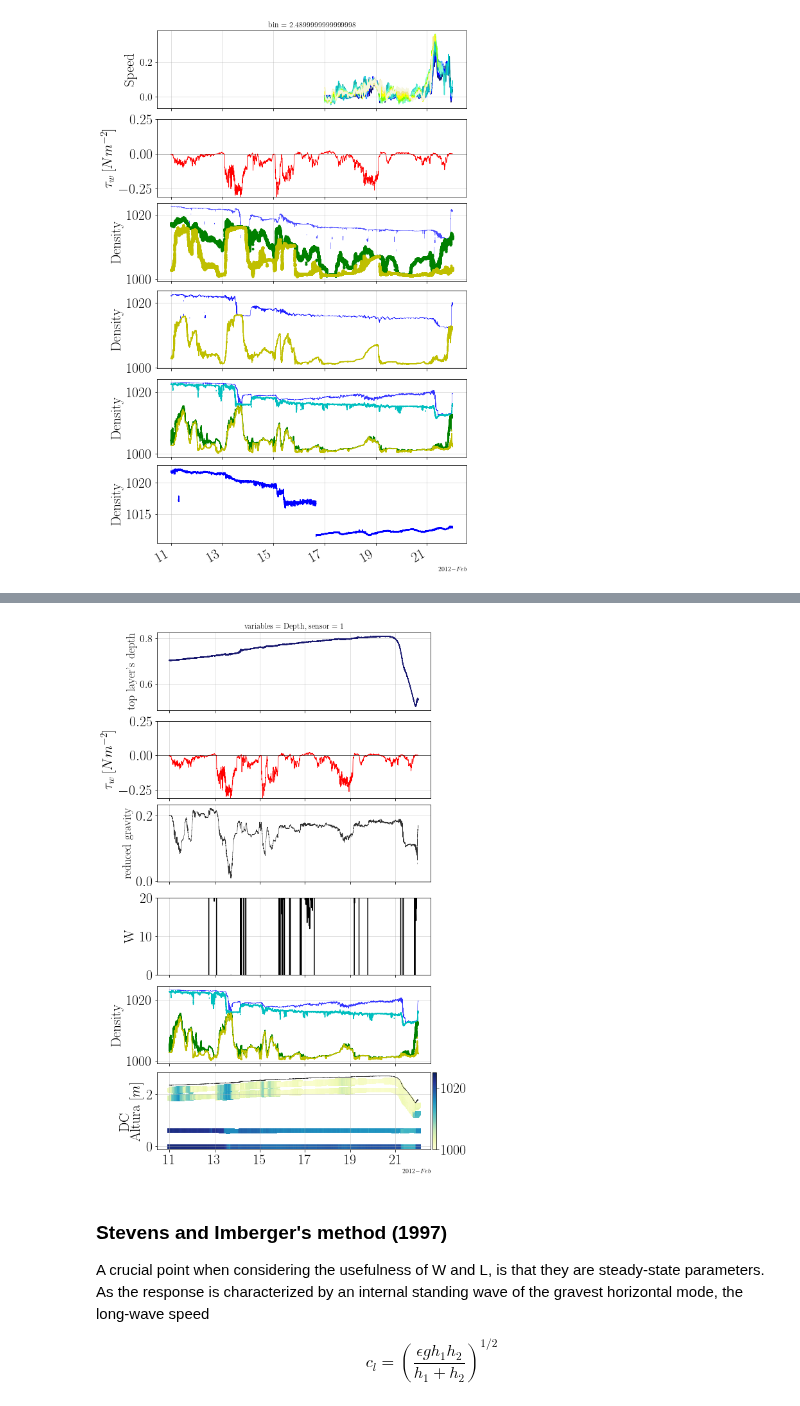
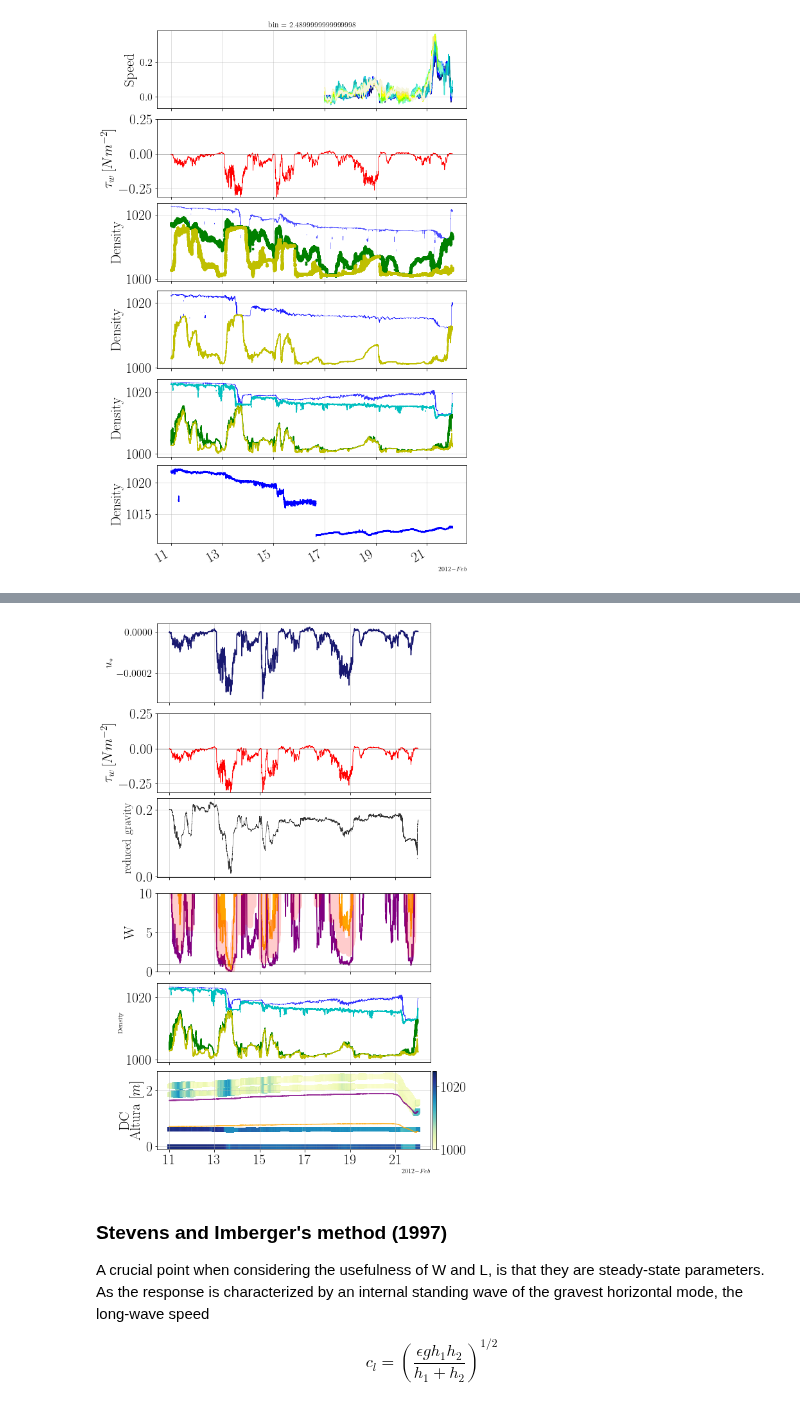
Before and after one commit to Dhannai/Thesis, a Jupyter notebook: febmar/lake_mixing-stratification_indices.ipynb, the cells around one changed output, grey strips where cells are left out. Drawn from its saved outputs; the diff is of its cells as text; code cells hidden in the pictures.

```diff
--- a/febmar/lake_mixing-stratification_indices.ipynb
+++ b/febmar/lake_mixing-stratification_indices.ipynb
@@ -162,10 +162,10 @@ vert_burst.index = pd.to_datetime(vert_burst['Unnamed: 0'], format='%Y-%m-%d %H:
 vert_burst = vert_burst.drop(['Unnamed: 0'], axis=1)
 # %%
 #Viento
-df2 = pd.read_table('C://Users//dhann//OneDrive//Documents//Magister//Estuario Pescadero//meteorological_station//raw//CR200Series_sixmin_pescadero_20120301.dat', sep=",", header=[1, 2, 3])
+df2 = pd.read_table('C://Users//Dhannai//OneDrive//Documents//Magister//Estuario Pescadero//meteorological_station//raw//CR200Series_sixmin_pescadero_20120301.dat', sep=",", header=[1, 2, 3])
 df2 = pd.DataFrame(df2.values, columns = ['TIMESTAMP','RECORD','Speed','Direction','Winddir_D2','airTC','RH'])
 df2 = df2.set_index('TIMESTAMP')
-df3 = pd.read_table('C://Users//dhann//OneDrive//Documents//Magister//Estuario Pescadero//meteorological_station//raw//CR200Series_sixmin_pescadero_20120419.dat', sep=",", header=[1, 2, 3])
+df3 = pd.read_table('C://Users//Dhannai//OneDrive//Documents//Magister//Estuario Pescadero//meteorological_station//raw//CR200Series_sixmin_pescadero_20120419.dat', sep=",", header=[1, 2, 3])
 df3 = pd.DataFrame(df3.values, columns = ['TIMESTAMP','RECORD','Speed','Direction','Winddir_D2','airTC','RH'])
 df3 = df3.set_index('TIMESTAMP')
 result = pd.concat([df2, df3], ignore_index=False, sort=False)
@@ -242,11 +242,11 @@ tauw = rho_air*cd*U*abs(U)
 ## Overview
 # %%
 bu2 = UV_burst.sel(time=slice("2012-02-11 00:00:00","2012-02-22 00:00:00")).u
-wdf = tauw['u'].loc[datetime.date(2012,2,11):datetime.date(2012,2,22)]
-sf = snfco.loc[datetime.date(2012,2,11):datetime.date(2012,2,22)]
-hm = hmoon.loc[datetime.date(2012,2,11):datetime.date(2012,2,22)]
-mt = mnty.loc[datetime.date(2012,2,11):datetime.date(2012,2,22)]
-q = Q.loc[datetime.date(2012,2,11):datetime.date(2012,2,22)]
+wdf = tauw['u'].loc[datetime(2012,2,11):datetime(2012,2,22)]
+sf = snfco.loc[datetime(2012,2,11):datetime(2012,2,22)]
+hm = hmoon.loc[datetime(2012,2,11):datetime(2012,2,22)]
+mt = mnty.loc[datetime(2012,2,11):datetime(2012,2,22)]
+q = Q.loc[datetime(2012,2,11):datetime(2012,2,22)]
 
 dc = DC_CTD.sel(time=slice("2012-02-11 00:00:00","2012-02-22 00:00:00")).v
 nm = NM_CTD.sel(time=slice("2012-02-11 00:00:00","2012-02-22 00:00:00")).v
@@ -563,6 +563,6 @@ U_{10} = U_2*\left(1-\frac{C_D^{0.5}}{\kappa}*ln\left(\frac{10}{z}\right)\right)
 \end{equation}
 # %%
-min6_6 = pd.date_range(start=datetime.date(2012,2,11), end=datetime.datetime(2012,2,22), periods=None, freq='6min')
+min6_6 = pd.date_range(start=datetime(2012,2,11), end=datetime(2012,2,22), periods=None, freq='6min')
 
 rho_water = dc.sel(variables='Density').mean('sensor')
 
@@ -572,7 +572,11 @@ rho_air = 1.2
 Cd = 0.0014 #Tundisi2002
 L = 392 #Obtenido de Google Earth
 
-h1 = 0.3*dc.sel(variables='Depth', sensor=1) # 30% of total depth
+h1u = 0.3*dc.sel(variables='Depth', sensor=1) # 30% of total depth
+h1d = 0.7*dc.sel(variables='Depth', sensor=1) # 70% of total depth
+h1c = 0.5*dc.sel(variables='Depth', sensor=1) # 50% of total depth
 u_ast2 = (wdf.rename_axis("time").to_xarray()/rho_water.sel(time=min6_6))
 
-W = (g_red*h1**2)/(L*u_ast2)
+Wu = (g_red*h1u**2)/(L*abs(u_ast2))
+Wd = (g_red*h1d**2)/(L*abs(u_ast2))
+Wc = (g_red*h1c**2)/(L*abs(u_ast2))
@@ -634,13 +593,12 @@ fig, (ax1, ax2, ax4, ax5, ax3, ax6) = plt.subplots(nrows=6, figsize=(8, 12), con
 #Grafico de velocidad del agua
 
 ax1.set_title("")
-h1.plot(ax=ax1, c='midnightblue')
 
-
+ax1.plot(u_ast2.time, u_ast2.values, c='midnightblue')
 ax1.grid(alpha=0.5)
 ax1.xaxis.set_tick_params(labelsize=16)
 ax1.yaxis.set_tick_params(labelsize=16)
-ax1.set_ylabel("top layer's depth", fontsize=18)
+ax1.set_ylabel("$u_*$", fontsize=18)
 ax1.set_xlabel("")
 
 
@@ -649,8 +607,7 @@ ax1.set_xlabel("")
 # ax3 = fig.add_subplot(gs[6, 0])
 # ax3.set_title(r"Density calculated from temperature and salinity at DC [$kg/m^3$]",
 #           fontsize=16)
-ax3.set_ylabel(r"$u^* [m/s]$ ",
-          fontsize=22)
+
 ax3.plot(dc.time, dc.sel(variables='Density', sensor=1), c='b', alpha=0.8, linewidth=0.5)
 
 dc.sel(variables='Density', sensor=2).plot(ax=ax3, c='c')
@@ -696,52 +653,55 @@ ax2.set_ylim(-0.31, 0.25)
 #           fontsize=16)
 ax5.set_ylabel(r"W",
           fontsize=22)
-ax5.plot(ml.time, ml.sel(variables='Density', sensor=1), c='b', alpha=0.9, linewidth=0.5)
-W.plot(ax=ax5, c='k')
+Wu.plot(ax=ax5, c='purple')
+Wd.plot(ax=ax5, c='orange')
+Wc.plot(ax=ax5, c='r', lw=10, alpha=0.2)
+ax5.axhline(y=1, color='k', linewidth=0.5)
 ax5.xaxis.set_tick_params(labelsize=22)
 ax5.yaxis.set_tick_params(labelsize=22)
 ax5.grid(alpha=0.5)
 ax5.set_title("")
 ax5.set_ylabel("W")
 ax5.set_xlabel("")
-ax5.set_ylim(0, 20)
-
+ax5.set_ylim(0, 10)
+ax5.grid(alpha=0.5)
 # Grafico densidades DC
 # ax3.set_title(r"Density calculated from temperature and salinity at DC [$kg/m^3$]",
 #           fontsize=16)
 ax6.set_ylabel(r"DC \\ Altura "
           r"$\displaystyle[m]$",
           fontsize=22)
-ax6.plot(dc.time, dc.sel(variables='Depth', sensor=1), c='k', alpha=0.8, linewidth=0.5)
+ax6.plot(dc.time, 0.7*dc.sel(variables='Depth', sensor=1), c='purple', alpha=0.8)
+ax6.plot(dc.time, 0.3*dc.sel(variables='Depth', sensor=1), c='orange', alpha=0.8)
 scat = ax6.scatter(dc.time.values, dc.sel(variables='Depth2', sensor=1), c=dc.sel(variables='Density', sensor=1), marker='s', cmap=cm.YlGnBu, vmin=1000, vmax=1025)
 ax6.scatter(dc.time.values, dc.sel(variables='Depth2', sensor=2), c=dc.sel(variables='Density', sensor=2), marker='s', cmap=cm.YlGnBu, vmin=1000, vmax=1025)
 ax6.scatter(dc.time.values, dc.sel(variables='Depth2', sensor=3), c=dc.sel(variables='Density', sensor=3), marker='s', cmap=cm.YlGnBu, vmin=1000, vmax=1025)
 ax6.scatter(dc.time.values, dc.sel(variables='Depth2', sensor=4), c=dc.sel(variables='Density', sensor=4), marker='s', cmap=cm.YlGnBu, vmin=1000, vmax=1025)
 cbar2 = fig.colorbar(scat, ax=ax6, pad=0.007)
 cbar2.ax.tick_params(labelsize=22)
 ax6.xaxis.set_tick_params(labelsize=22)
 ax6.yaxis.set_tick_params(labelsize=22)
 ax6.grid(alpha=0.5)
 
 #Formato fecha
 locator = mdates.AutoDateLocator()
 formatter = mdates.ConciseDateFormatter(locator)
 
 
 
 
 # Ajustar formato fecha
 
 ax3.xaxis.set_major_locator(locator)
 ax3.xaxis.set_major_formatter(formatter)
 ax2.xaxis.set_major_locator(locator)
 ax2.xaxis.set_major_formatter(formatter)
 ax4.xaxis.set_major_locator(locator)
 ax4.xaxis.set_major_formatter(formatter)
 
 plt.show()
 # %% [output]
-[figure, old version]
+[figure, new version]
 # %% [markdown]
 ### Stevens and Imberger's method (1997)
 
```
Also changed, not shown: parts of 20 cells of this notebook, 6 other files.
